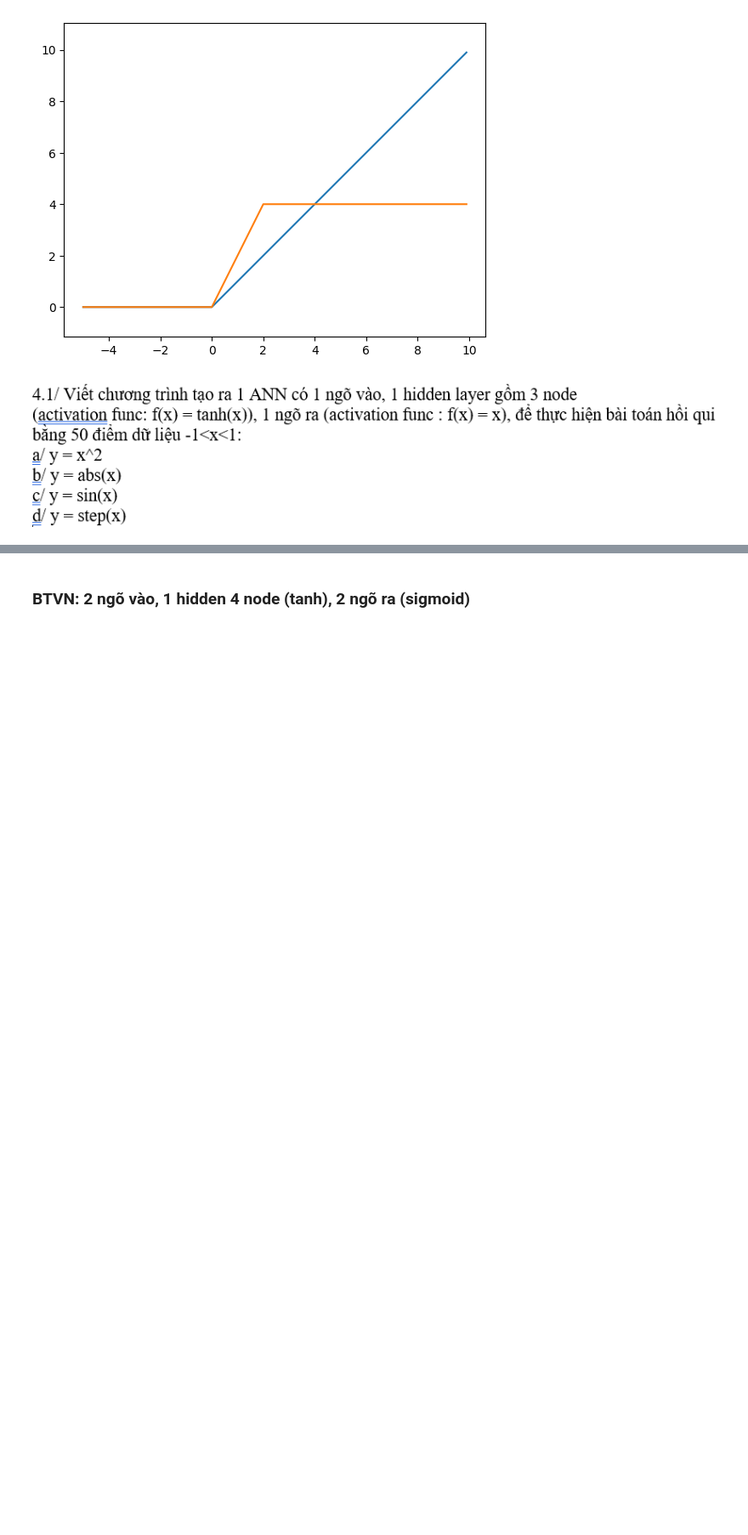
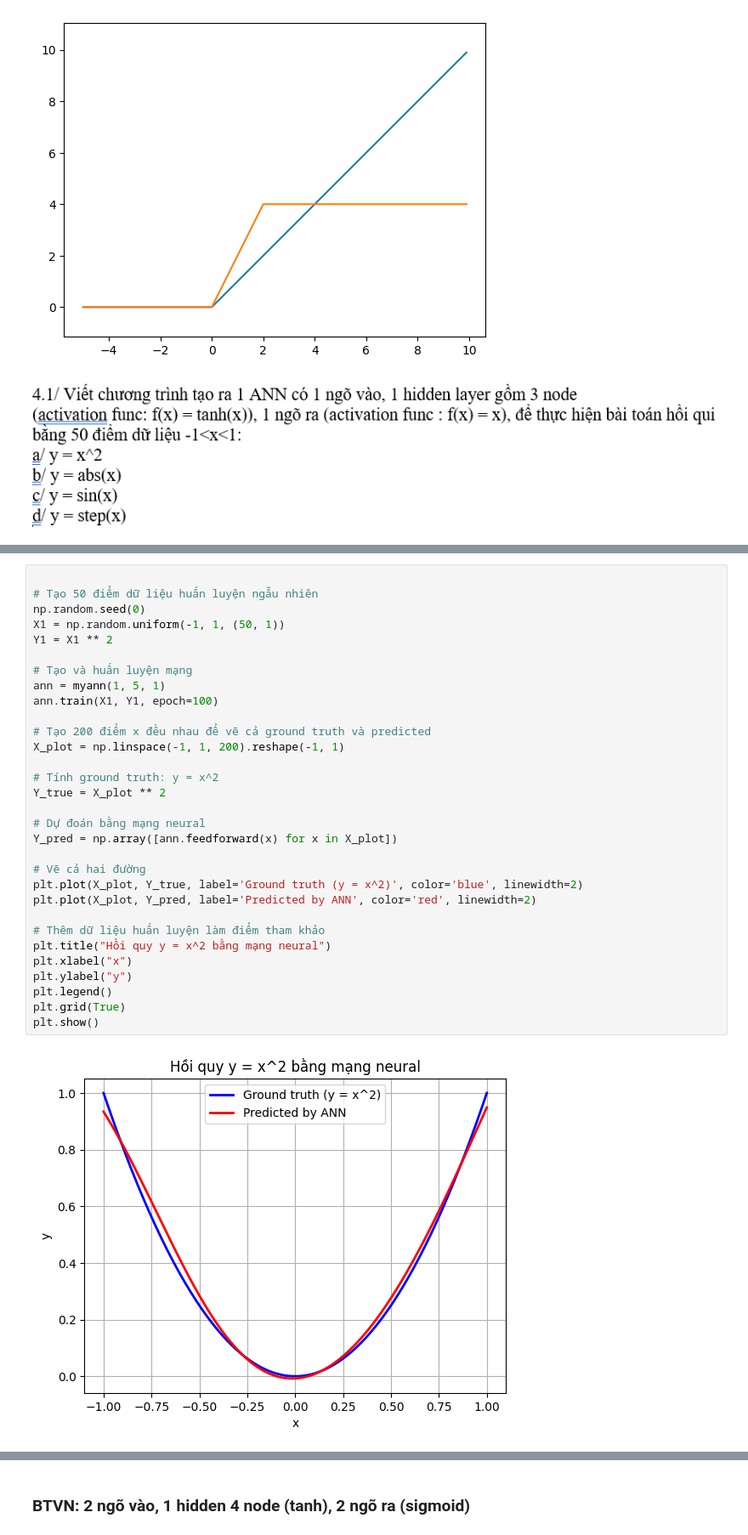
Before and after one commit to Nhunk/deeplearning, a Jupyter notebook: BTTH/Bai4.12Chuong2.ipynb, the cells around one changed output, grey strips where cells are left out. Shown: that part at 85% size. Cells and saved outputs as stored; diff of their text form; blank space fills up the shorter version.

```diff
--- a/BTTH/Chuong2_ArtificialNeuralNetworks.ipynb
+++ b/BTTH/Bai4.12Chuong2.ipynb
@@ -122,0 +123,33 @@ out [-2.]
+# %%
+
+# Tạo 50 điểm dữ liệu huấn luyện ngẫu nhiên
+np.random.seed(0)
+X1 = np.random.uniform(-1, 1, (50, 1))
+Y1 = X1 ** 2
+
+# Tạo và huấn luyện mạng
+ann = myann(1, 5, 1)
+ann.train(X1, Y1, epoch=100)
+
+# Tạo 200 điểm x đều nhau để vẽ cả ground truth và predicted
+X_plot = np.linspace(-1, 1, 200).reshape(-1, 1)
+
+# Tính ground truth: y = x^2
+Y_true = X_plot ** 2
+
+# Dự đoán bằng mạng neural
+Y_pred = np.array([ann.feedforward(x) for x in X_plot])
+
+# Vẽ cả hai đường
+plt.plot(X_plot, Y_true, label='Ground truth (y = x^2)', color='blue', linewidth=2)
+plt.plot(X_plot, Y_pred, label='Predicted by ANN', color='red', linewidth=2)
+
+# Thêm dữ liệu huấn luyện làm điểm tham khảo
+plt.title("Hồi quy y = x^2 bằng mạng neural")
+plt.xlabel("x")
+plt.ylabel("y")
+plt.legend()
+plt.grid(True)
+plt.show()
+# %% [output]
+[figure, added]
```
Also changed, not shown: parts of 5 cells of this notebook, 3 other files.
